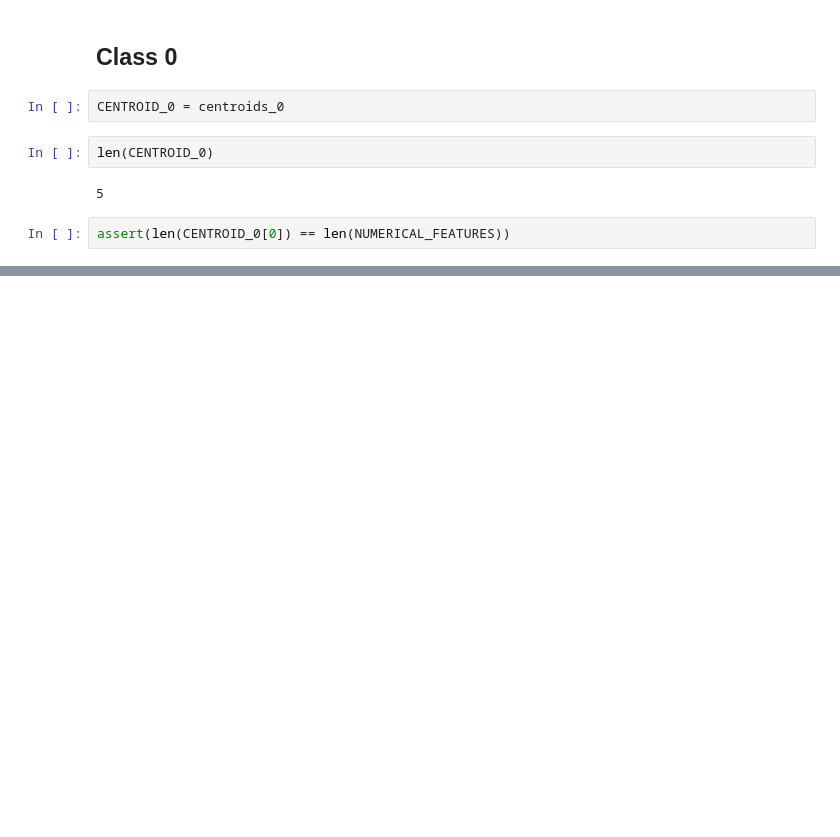
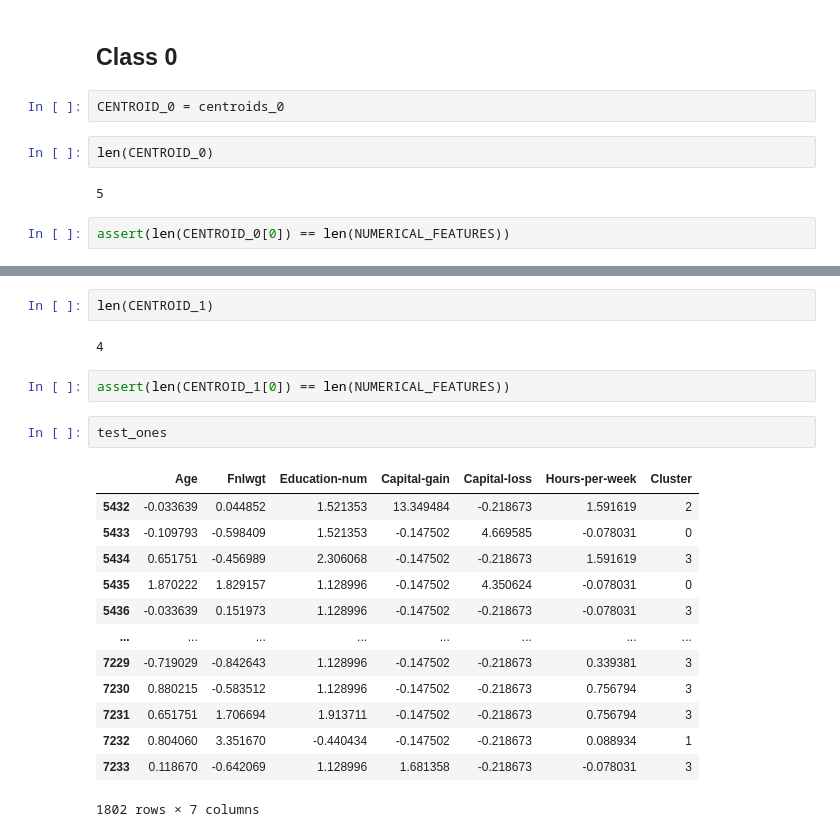
Before and after one commit to gerzin/mlem, a Jupyter notebook: notebooks/datasets/adult/AdultClusteringCentroids.ipynb, the cells around one changed output, grey strips where cells are left out. Saved outputs shown, nothing was run; the diff lists cells and outputs as text; blank space fills up the shorter version.

```diff
--- a/notebooks/datasets/adult/AdultClusteringCentroids.ipynb
+++ b/notebooks/datasets/adult/AdultClusteringCentroids.ipynb
@@ -354,0 +423,22 @@ def find_nearest_neighbors(df, centroid, k):
+# %%
+len(CENTROID_1)
+# %% [output]
+4
+# %%
+assert(len(CENTROID_1[0]) == len(NUMERICAL_FEATURES))
+# %%
+test_ones
+# %% [output]
+|  | Age | Fnlwgt | Education-num | Capital-gain | Capital-loss | Hours-per-week | Cluster |
+| 5432 | -0.033639 | 0.044852 | 1.521353 | 13.349484 | -0.218673 | 1.591619 | 2 |
+| 5433 | -0.109793 | -0.598409 | 1.521353 | -0.147502 | 4.669585 | -0.078031 | 0 |
+| 5434 | 0.651751 | -0.456989 | 2.306068 | -0.147502 | -0.218673 | 1.591619 | 3 |
+| 5435 | 1.870222 | 1.829157 | 1.128996 | -0.147502 | 4.350624 | -0.078031 | 0 |
+| 5436 | -0.033639 | 0.151973 | 1.128996 | -0.147502 | -0.218673 | -0.078031 | 3 |
+| ... | ... | ... | ... | ... | ... | ... | ... |
+| 7229 | -0.719029 | -0.842643 | 1.128996 | -0.147502 | -0.218673 | 0.339381 | 3 |
+| 7230 | 0.880215 | -0.583512 | 1.128996 | -0.147502 | -0.218673 | 0.756794 | 3 |
+| 7231 | 0.651751 | 1.706694 | 1.913711 | -0.147502 | -0.218673 | 0.756794 | 3 |
+| 7232 | 0.804060 | 3.351670 | -0.440434 | -0.147502 | -0.218673 | 0.088934 | 1 |
+| 7233 | 0.118670 | -0.642069 | 1.128996 | 1.681358 | -0.218673 | -0.078031 | 3 |
+1802 rows × 7 columns
```
Also changed, not shown: parts of 19 cells of this notebook, 1 other file.
